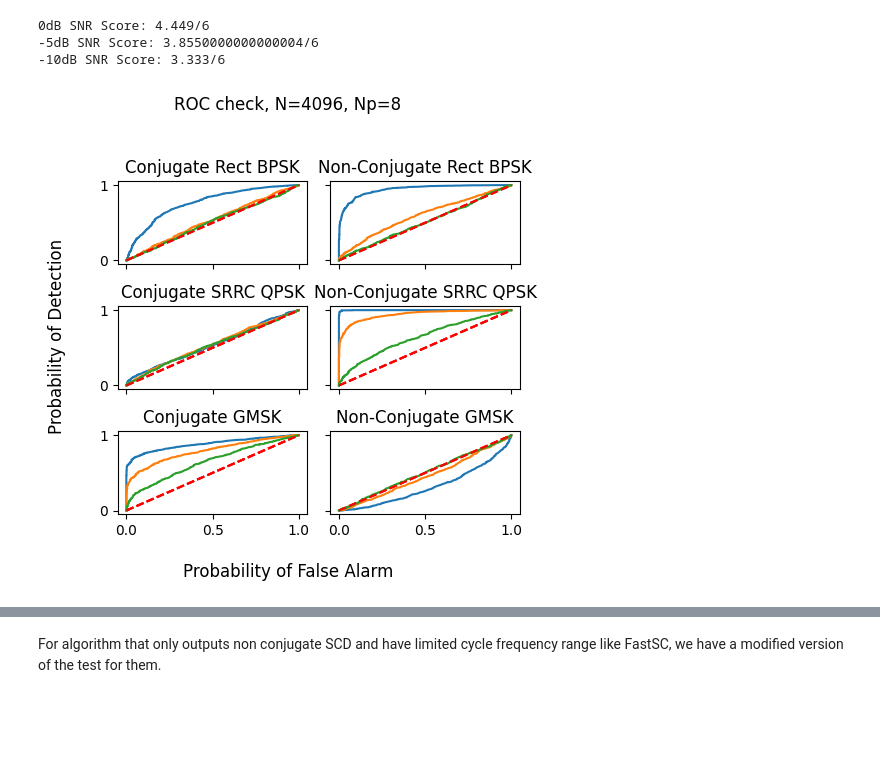
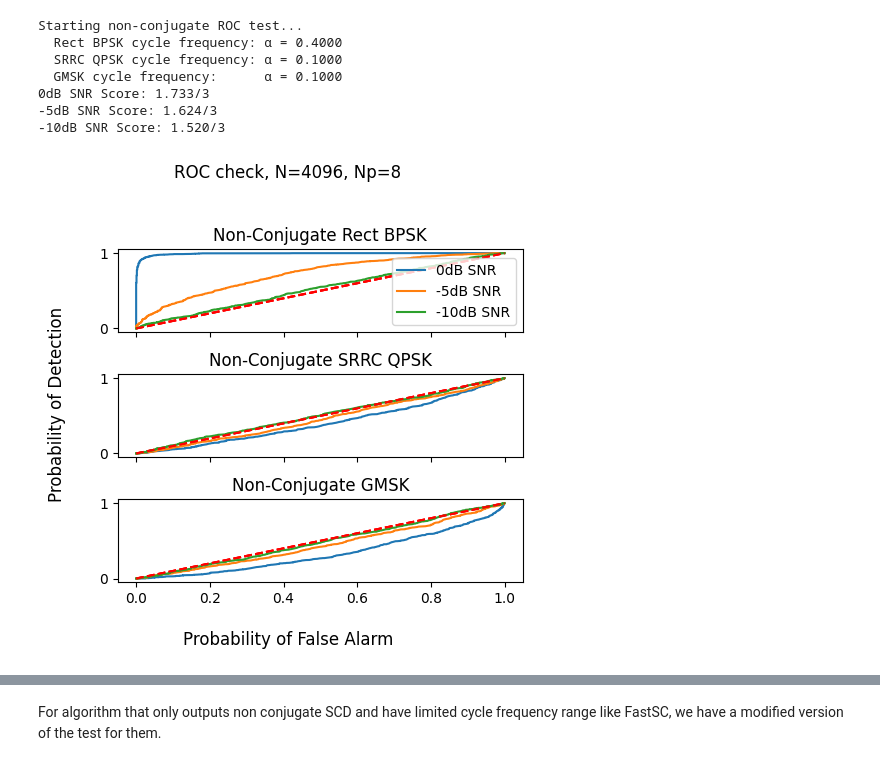
Before and after one commit to SuperStupidness/Spectral_Correlation_Estimation_Test, a Jupyter notebook: roc_test_example.ipynb, the cells around one changed output, grey strips where cells are left out. Cells and saved outputs as stored; diff of their text form; code cells hidden in the pictures; blank space fills up the shorter version.

```diff
--- a/roc_test_example.ipynb
+++ b/roc_test_example.ipynb
@@ -33,10 +33,12 @@ from scf_test.algorithm import ssca, fam, fast_sc_wrapper
 # %%
-# For cycle frequency far from 0, it is better to set small Np for high time frequency product -> better resistance against noise
-
-fam_pd, fam_pf, fam_roc_auc, threshold_resolution = test.plot_roc_full(fam, Np=8, L=2, fam=True, snr=[0, -5, -10], name="fam_roc") # fam=True for L paramter
+fam_nc_pd, fam_nc_pf, fam_nc_roc_auc, threshold_resolution = test.plot_roc_non_conjugate(fam, Np=8, L=2, fam=True, snr=[0, -5, -10], name="fam_roc") # fam=True for L paramter
 # %% [output]
-0dB SNR Score: 4.449/6
--5dB SNR Score: 3.8550000000000004/6
--10dB SNR Score: 3.333/6
+Starting non-conjugate ROC test...
+  Rect BPSK cycle frequency: α = 0.4000
+  SRRC QPSK cycle frequency: α = 0.1000
+  GMSK cycle frequency:      α = 0.1000
+0dB SNR Score: 1.733/3
+-5dB SNR Score: 1.624/3
+-10dB SNR Score: 1.520/3
-[figure, old version]
+[figure, new version]
 # %%
```
Also changed, not shown: parts of 7 cells of this notebook, 9 other files.
